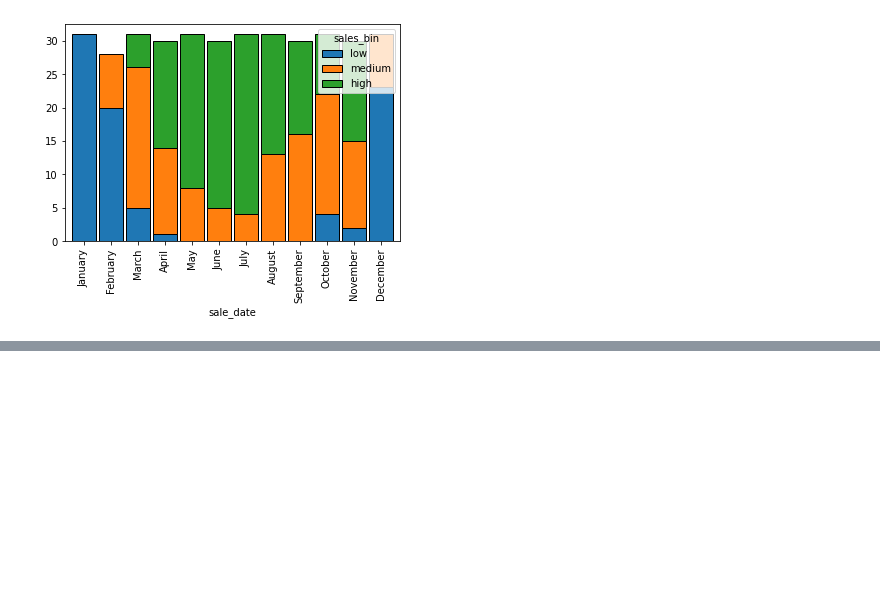
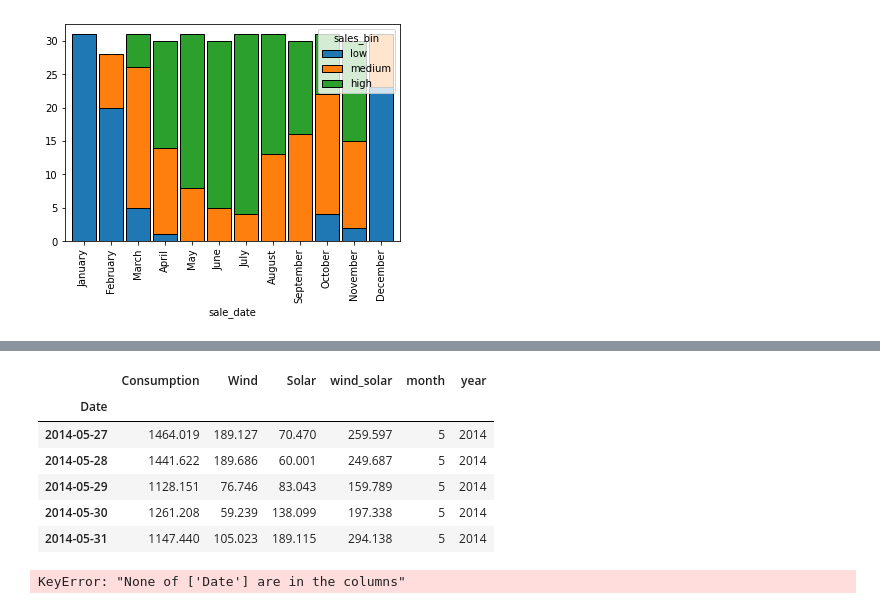
Before and after one commit to ForrestMccrosky/time-series-exercises, a Jupyter notebook: time_explore.ipynb, the cells around one changed output, grey strips where cells are left out. Drawn from its saved outputs; the diff is of its cells as text; code cells hidden in the pictures; blank space fills up the shorter version.

Commit message:
adding attempted bonus with some errors in prep will fix later

```diff
--- a/time_explore.ipynb
+++ b/time_explore.ipynb
@@ -229,0 +294,18 @@ ax.set_xticklabels(labels)
+# %%
+test.head()
+# %% [output]
+|  | Consumption | Wind | Solar | wind_solar | month | year |
+| Date |  |  |  |  |  |  |
+| 2014-05-27 | 1464.019 | 189.127 | 70.470 | 259.597 | 5 | 2014 |
+| 2014-05-28 | 1441.622 | 189.686 | 60.001 | 249.687 | 5 | 2014 |
+| 2014-05-29 | 1128.151 | 76.746 | 83.043 | 159.789 | 5 | 2014 |
+| 2014-05-30 | 1261.208 | 59.239 | 138.099 | 197.338 | 5 | 2014 |
+| 2014-05-31 | 1147.440 | 105.023 | 189.115 | 294.138 | 5 | 2014 |
+# %%
+train = train.set_index('Date') ## <-- setting index to sale date
+
+
+y= train.Consumption ## <-- making our target variable set
+y.head()
+# %% [output]
+KeyError: "None of ['Date'] are in the columns"
```
Also changed, not shown: parts of 9 cells of this notebook.
